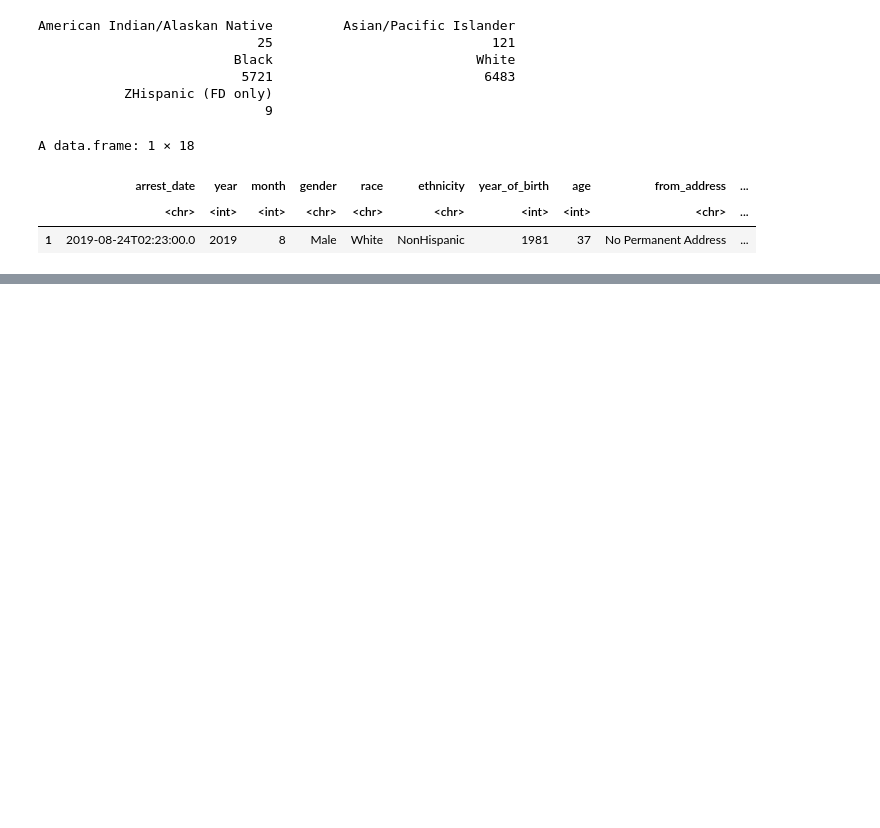
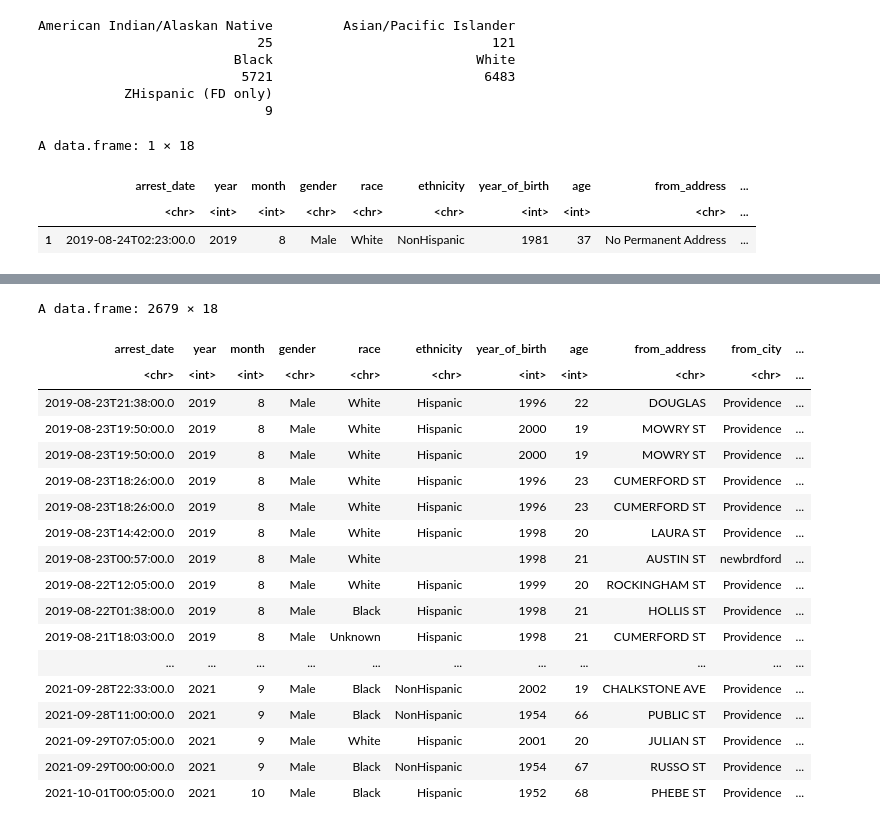
Before and after one commit to MPA-2065-FA24/mpa2065-fall2024, a Jupyter notebook: 03-1_dataframes.ipynb, the cells around one changed output, grey strips where cells are left out. Cells and saved outputs as stored; diff of their text form; code cells hidden in the pictures; blank space fills up the shorter version.

```diff
--- a/03-1_dataframes.ipynb
+++ b/03-1_dataframes.ipynb
@@ -451,0 +729,28 @@ A data.frame: 1 × 18
+# %%
+young_old_male <- arrests_df %>%
+    filter(
+        gender == "Male",
+        age < 25 | age > 65
+    )
+
+young_old_male
+# %% [output]
+A data.frame: 2679 × 18
+| arrest_date | year | month | gender | race | ethnicity | year_of_birth | age | from_address | from_city | ... |
+| <chr> | <int> | <int> | <chr> | <chr> | <chr> | <int> | <int> | <chr> | <chr> | ... |
+| 2019-08-23T21:38:00.0 | 2019 | 8 | Male | White | Hispanic | 1996 | 22 | DOUGLAS | Providence | ... |
+| 2019-08-23T19:50:00.0 | 2019 | 8 | Male | White | Hispanic | 2000 | 19 | MOWRY ST | Providence | ... |
+| 2019-08-23T19:50:00.0 | 2019 | 8 | Male | White | Hispanic | 2000 | 19 | MOWRY ST | Providence | ... |
+| 2019-08-23T18:26:00.0 | 2019 | 8 | Male | White | Hispanic | 1996 | 23 | CUMERFORD ST | Providence | ... |
+| 2019-08-23T18:26:00.0 | 2019 | 8 | Male | White | Hispanic | 1996 | 23 | CUMERFORD ST | Providence | ... |
+| 2019-08-23T14:42:00.0 | 2019 | 8 | Male | White | Hispanic | 1998 | 20 | LAURA ST | Providence | ... |
+| 2019-08-23T00:57:00.0 | 2019 | 8 | Male | White |  | 1998 | 21 | AUSTIN ST | newbrdford | ... |
+| 2019-08-22T12:05:00.0 | 2019 | 8 | Male | White | Hispanic | 1999 | 20 | ROCKINGHAM ST | Providence | ... |
+| 2019-08-22T01:38:00.0 | 2019 | 8 | Male | Black | Hispanic | 1998 | 21 | HOLLIS ST | Providence | ... |
+| 2019-08-21T18:03:00.0 | 2019 | 8 | Male | Unknown | Hispanic | 1998 | 21 | CUMERFORD ST | Providence | ... |
+| ... | ... | ... | ... | ... | ... | ... | ... | ... | ... | ... |
+| 2021-09-28T22:33:00.0 | 2021 | 9 | Male | Black | NonHispanic | 2002 | 19 | CHALKSTONE AVE | Providence | ... |
+| 2021-09-28T11:00:00.0 | 2021 | 9 | Male | Black | NonHispanic | 1954 | 66 | PUBLIC ST | Providence | ... |
+| 2021-09-29T07:05:00.0 | 2021 | 9 | Male | White | Hispanic | 2001 | 20 | JULIAN ST | Providence | ... |
+| 2021-09-29T00:00:00.0 | 2021 | 9 | Male | Black | NonHispanic | 1954 | 67 | RUSSO ST | Providence | ... |
+| 2021-10-01T00:05:00.0 | 2021 | 10 | Male | Black | Hispanic | 1952 | 68 | PHEBE ST | Providence | ... |
```
Also changed, not shown: parts of 78 cells of this notebook, 12 other files.
